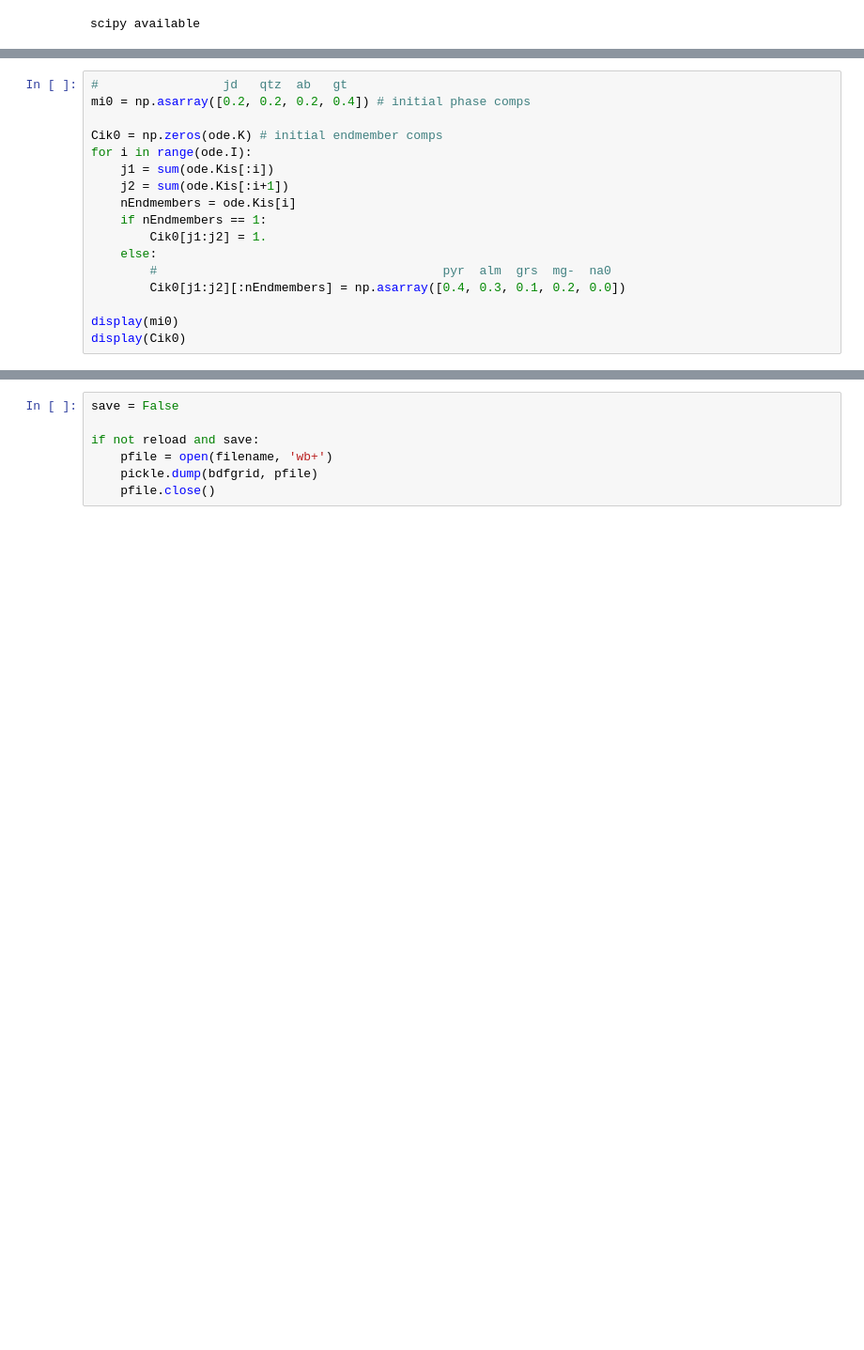
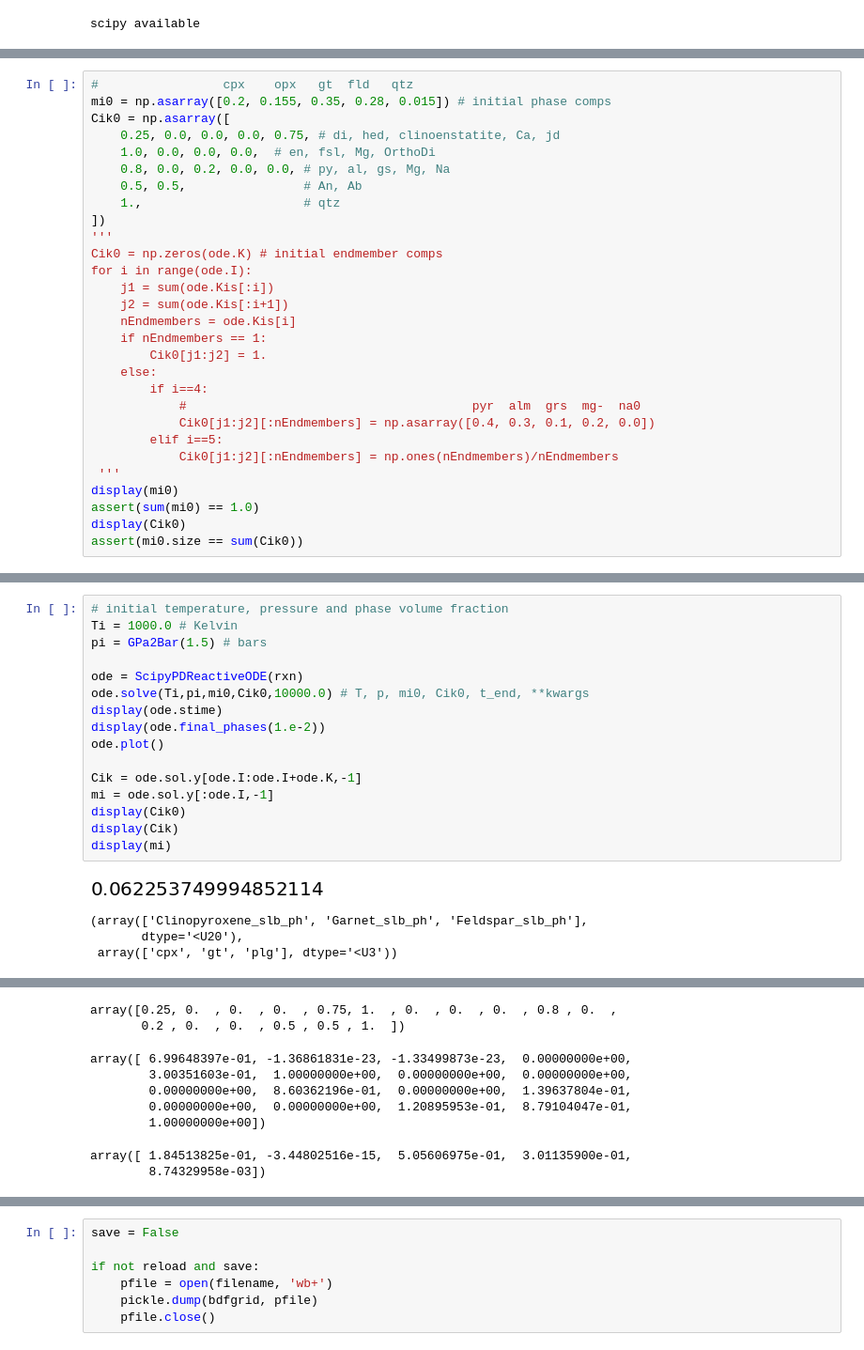
Before and after one commit to mitchellmcm27/tcg-ec, a Jupyter notebook: systems/ec/notebooks/ec_reactions.ipynb, the cells around one changed output, grey strips where cells are left out. Shown at 94% size. Saved outputs shown, nothing was run; the diff lists cells and outputs as text; blank space fills up the shorter version.

```diff
--- a/systems/ec/notebooks/ec_reactions.ipynb
+++ b/systems/ec/notebooks/ec_reactions.ipynb
@@ -111,7 +96,14 @@ pi = GPa2Bar(3.)         # bars
 # %%
-#                 jd   qtz  ab   gt
-mi0 = np.asarray([0.2, 0.2, 0.2, 0.4]) # initial phase comps
-
+#                 cpx    opx   gt  fld   qtz
+mi0 = np.asarray([0.2, 0.155, 0.35, 0.28, 0.015]) # initial phase comps
+Cik0 = np.asarray([
+    0.25, 0.0, 0.0, 0.0, 0.75, # di, hed, clinoenstatite, Ca, jd
+    1.0, 0.0, 0.0, 0.0,  # en, fsl, Mg, OrthoDi
+    0.8, 0.0, 0.2, 0.0, 0.0, # py, al, gs, Mg, Na
+    0.5, 0.5,                # An, Ab
+    1.,                      # qtz
+])
+'''
 Cik0 = np.zeros(ode.K) # initial endmember comps
 for i in range(ode.I):
     j1 = sum(ode.Kis[:i])
@@ -120,9 +112,14 @@ for i in range(ode.I):
     if nEndmembers == 1:
         Cik0[j1:j2] = 1.
     else:
-        #                                       pyr  alm  grs  mg-  na0
-        Cik0[j1:j2][:nEndmembers] = np.asarray([0.4, 0.3, 0.1, 0.2, 0.0])
-
+        if i==4:
+            #                                       pyr  alm  grs  mg-  na0
+            Cik0[j1:j2][:nEndmembers] = np.asarray([0.4, 0.3, 0.1, 0.2, 0.0])
+        elif i==5:
+            Cik0[j1:j2][:nEndmembers] = np.ones(nEndmembers)/nEndmembers
+ '''
 display(mi0)
+assert(sum(mi0) == 1.0)
 display(Cik0)
+assert(mi0.size == sum(Cik0))
 # %% [output]
@@ -130,0 +129,21 @@ array([1. , 1. , 1. , 0.4, 0.3, 0.1, 0.2, 0. ])
+# %%
+# initial temperature, pressure and phase volume fraction
+Ti = 1000.0 # Kelvin
+pi = GPa2Bar(1.5) # bars
+
+ode = ScipyPDReactiveODE(rxn)
+ode.solve(Ti,pi,mi0,Cik0,10000.0) # T, p, mi0, Cik0, t_end, **kwargs
+display(ode.stime)
+display(ode.final_phases(1.e-2))
+ode.plot()
+
+Cik = ode.sol.y[ode.I:ode.I+ode.K,-1]
+mi = ode.sol.y[:ode.I,-1]
+display(Cik0)
+display(Cik)
+display(mi)
+# %% [output]
+[figure, added]
+(array(['Clinopyroxene_slb_ph', 'Garnet_slb_ph', 'Feldspar_slb_ph'],
+       dtype='<U20'),
+ array(['cpx', 'gt', 'plg'], dtype='<U3'))
@@ -131 +151,10 @@ array([1. , 1. , 1. , 0.4, 0.3, 0.1, 0.2, 0. ])
+array([0.25, 0.  , 0.  , 0.  , 0.75, 1.  , 0.  , 0.  , 0.  , 0.8 , 0.  ,
+       0.2 , 0.  , 0.  , 0.5 , 0.5 , 1.  ])
+array([ 6.99648397e-01, -1.36861831e-23, -1.33499873e-23,  0.00000000e+00,
+        3.00351603e-01,  1.00000000e+00,  0.00000000e+00,  0.00000000e+00,
+        0.00000000e+00,  8.60362196e-01,  0.00000000e+00,  1.39637804e-01,
+        0.00000000e+00,  0.00000000e+00,  1.20895953e-01,  8.79104047e-01,
+        1.00000000e+00])
+array([ 1.84513825e-01, -3.44802516e-15,  5.05606975e-01,  3.01135900e-01,
+        8.74329958e-03])
 # %%
```
Also changed, not shown: parts of 14 cells of this notebook, 3 other files.
